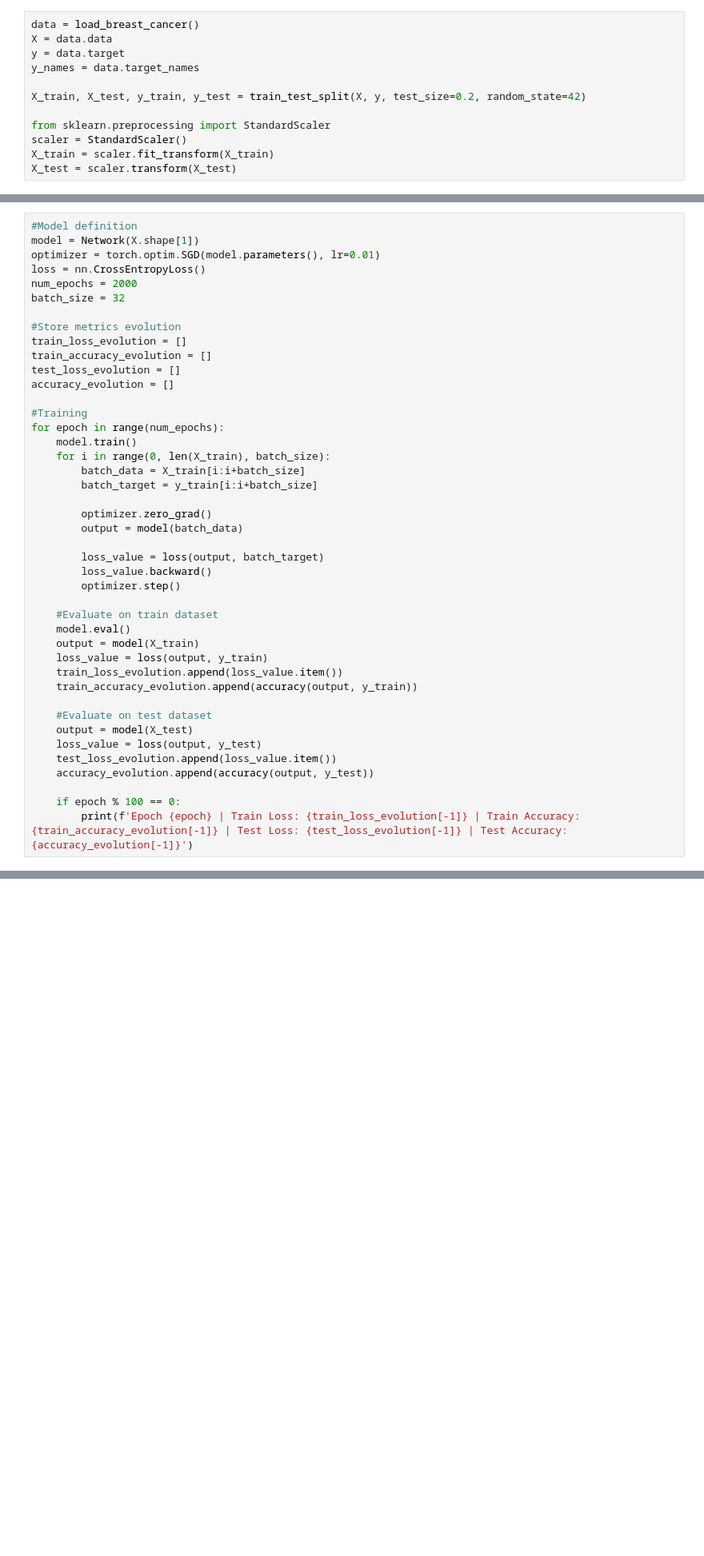
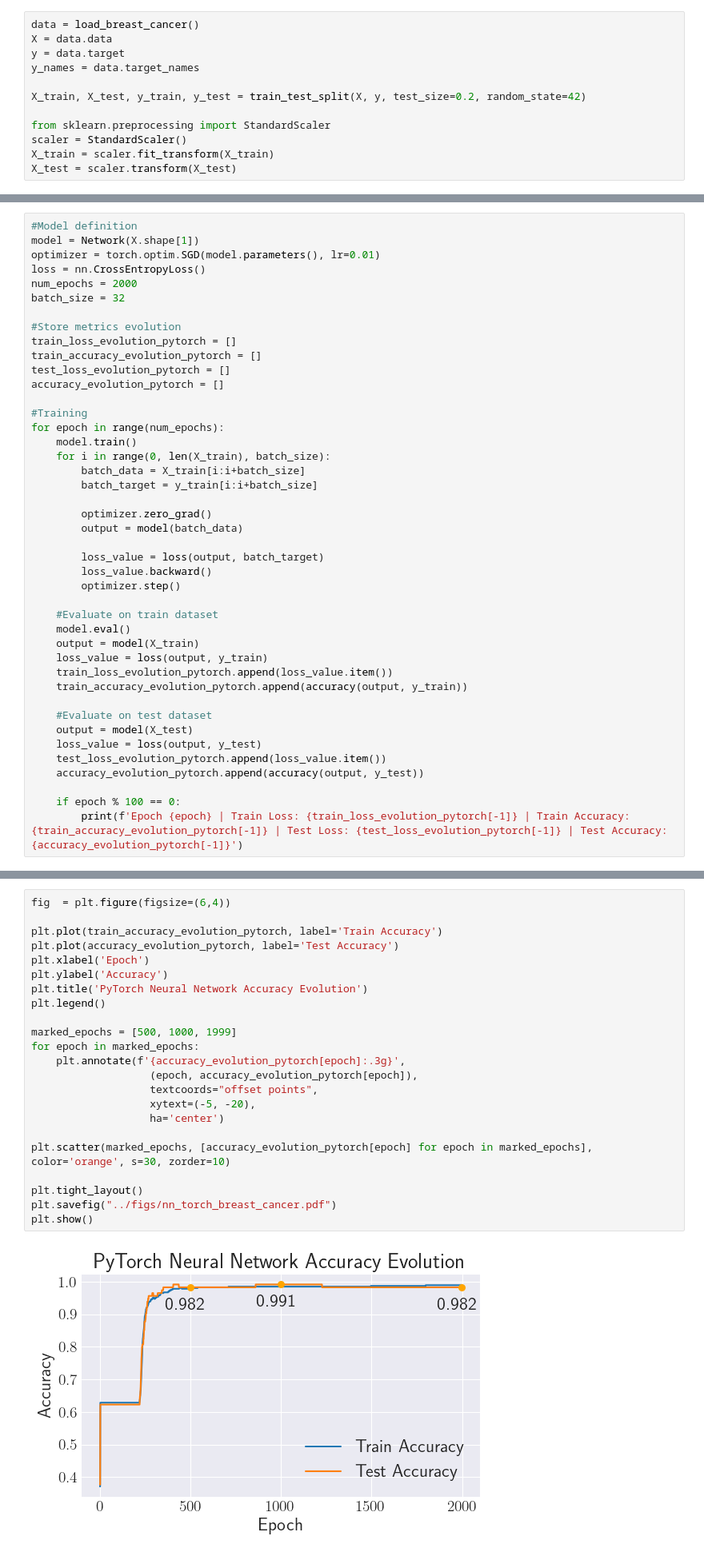
Before and after one commit to Oskar-Idland/FYS-STK4155-Projects, a Jupyter notebook: Project_2/src/nn_pytorch.ipynb, the cells around one changed output, grey strips where cells are left out. Shown: that part at 80% size. Cells and saved outputs as stored; diff of their text form; blank space fills up the shorter version.

```diff
--- a/Project_2/src/nn_pytorch.ipynb
+++ b/Project_2/src/nn_pytorch.ipynb
@@ -192,10 +209,10 @@ num_epochs = 2000
 batch_size = 32
 
 #Store metrics evolution
-train_loss_evolution = []
-train_accuracy_evolution = []
-test_loss_evolution = []
-accuracy_evolution = []
+train_loss_evolution_pytorch = []
+train_accuracy_evolution_pytorch = []
+test_loss_evolution_pytorch = []
+accuracy_evolution_pytorch = []
 
 #Training
 for epoch in range(num_epochs):
@@ -215,15 +232,15 @@ for epoch in range(num_epochs):
     model.eval()
     output = model(X_train)
     loss_value = loss(output, y_train)
-    train_loss_evolution.append(loss_value.item())
-    train_accuracy_evolution.append(accuracy(output, y_train))
+    train_loss_evolution_pytorch.append(loss_value.item())
+    train_accuracy_evolution_pytorch.append(accuracy(output, y_train))
 
     #Evaluate on test dataset
     output = model(X_test)
     loss_value = loss(output, y_test)
-    test_loss_evolution.append(loss_value.item())
-    accuracy_evolution.append(accuracy(output, y_test))
+    test_loss_evolution_pytorch.append(loss_value.item())
+    accuracy_evolution_pytorch.append(accuracy(output, y_test))
 
     if epoch % 100 == 0:
-        print(f'Epoch {epoch} | Train Loss: {train_loss_evolution[-1]} | Train Accuracy: {train_accuracy_evolution[-1]} | Test Loss: {test_loss_evolution[-1]} | Test Accuracy: {accuracy_evolution[-1]}')
+        print(f'Epoch {epoch} | Train Loss: {train_loss_evolution_pytorch[-1]} | Train Accuracy: {train_accuracy_evolution_pytorch[-1]} | Test Loss: {test_loss_evolution_pytorch[-1]} | Test Accuracy: {accuracy_evolution_pytorch[-1]}')
 # %% [output]
@@ -271,3 +267,28 @@ plt.show()
+# %%
+fig  = plt.figure(figsize=(6,4))
+
+plt.plot(train_accuracy_evolution_pytorch, label='Train Accuracy')
+plt.plot(accuracy_evolution_pytorch, label='Test Accuracy')
+plt.xlabel('Epoch')
+plt.ylabel('Accuracy')
+plt.title('PyTorch Neural Network Accuracy Evolution')
+plt.legend()
+
+marked_epochs = [500, 1000, 1999]
+for epoch in marked_epochs:
+	plt.annotate(f'{accuracy_evolution_pytorch[epoch]:.3g}',
+				   (epoch, accuracy_evolution_pytorch[epoch]),
+				   textcoords="offset points",
+				   xytext=(-5, -20),
+				   ha='center')
+
+plt.scatter(marked_epochs, [accuracy_evolution_pytorch[epoch] for epoch in marked_epochs], color='orange', s=30, zorder=10)
+
+plt.tight_layout()
+plt.savefig("../figs/nn_torch_breast_cancer.pdf")
+plt.show()
+# %% [output]
+[figure, added]
 # %% [markdown]
 # Logistic Regression with Skicit-learn
 # %%
```
Also changed, not shown: parts of 7 cells of this notebook, 32 other files.
